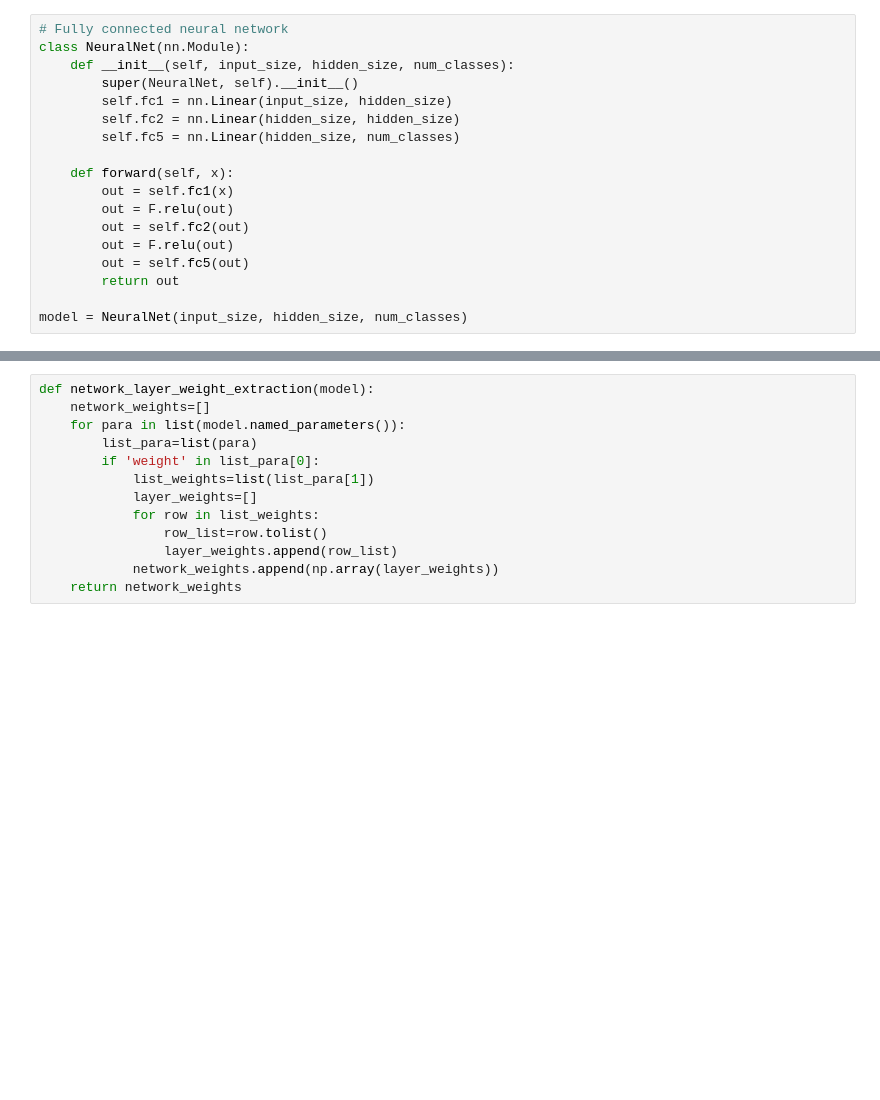
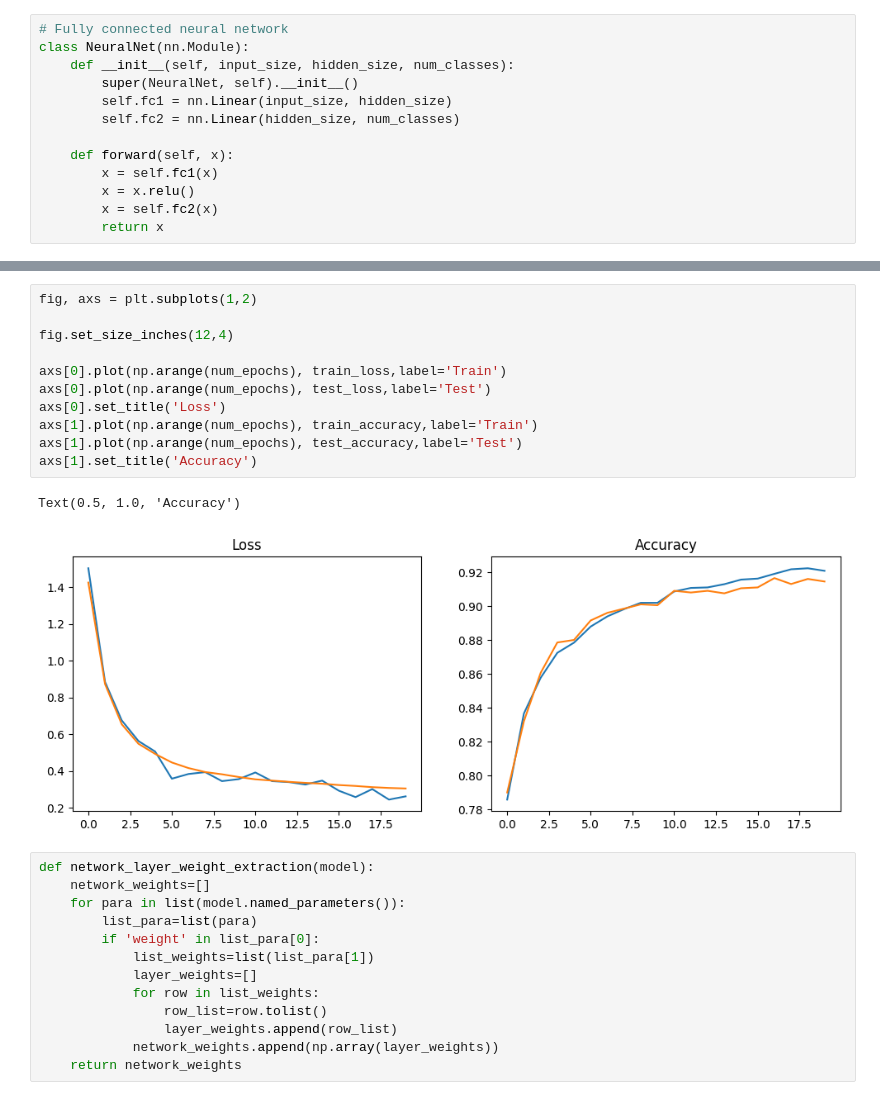
Before and after one commit to ThomasWalker1/Generalization-of-Neural-Networks, a Jupyter notebook: Generalization in Deep Learning/Gradients/coherence_FC_neural_networks.ipynb, the cells around one changed output, grey strips where cells are left out. Drawn from its saved outputs; the diff is of its cells as text; blank space fills up the shorter version.

```diff
--- a/Generalization in Deep Learning/Gradients/coherence_FC_neural_networks.ipynb
+++ b/Generalization in Deep Learning/Gradients/coherence_FC_neural_networks.ipynb
@@ -39,15 +39,10 @@ class NeuralNet(nn.Module):
     def __init__(self, input_size, hidden_size, num_classes):
         super(NeuralNet, self).__init__()
         self.fc1 = nn.Linear(input_size, hidden_size)
-        self.fc2 = nn.Linear(hidden_size, hidden_size)
-        self.fc5 = nn.Linear(hidden_size, num_classes)
+        self.fc2 = nn.Linear(hidden_size, num_classes)
 
     def forward(self, x):
-        out = self.fc1(x)
-        out = F.relu(out)
-        out = self.fc2(out)
-        out = F.relu(out)
-        out = self.fc5(out)
-        return out
-
-model = NeuralNet(input_size, hidden_size, num_classes)
+        x = self.fc1(x)
+        x = x.relu()
+        x = self.fc2(x)
+        return x
@@ -197,3 +245,17 @@ test_loader = torch.utils.data.DataLoader(dataset=test_dataset,
+# %%
+fig, axs = plt.subplots(1,2)
+
+fig.set_size_inches(12,4)
+
+axs[0].plot(np.arange(num_epochs), train_loss,label='Train')
+axs[0].plot(np.arange(num_epochs), test_loss,label='Test')
+axs[0].set_title('Loss')
+axs[1].plot(np.arange(num_epochs), train_accuracy,label='Train')
+axs[1].plot(np.arange(num_epochs), test_accuracy,label='Test')
+axs[1].set_title('Accuracy')
+# %% [output]
+Text(0.5, 1.0, 'Accuracy')
+[figure, added]
 # %%
 def network_layer_weight_extraction(model):
     network_weights=[]
```
Also changed, not shown: parts of 13 cells of this notebook.
